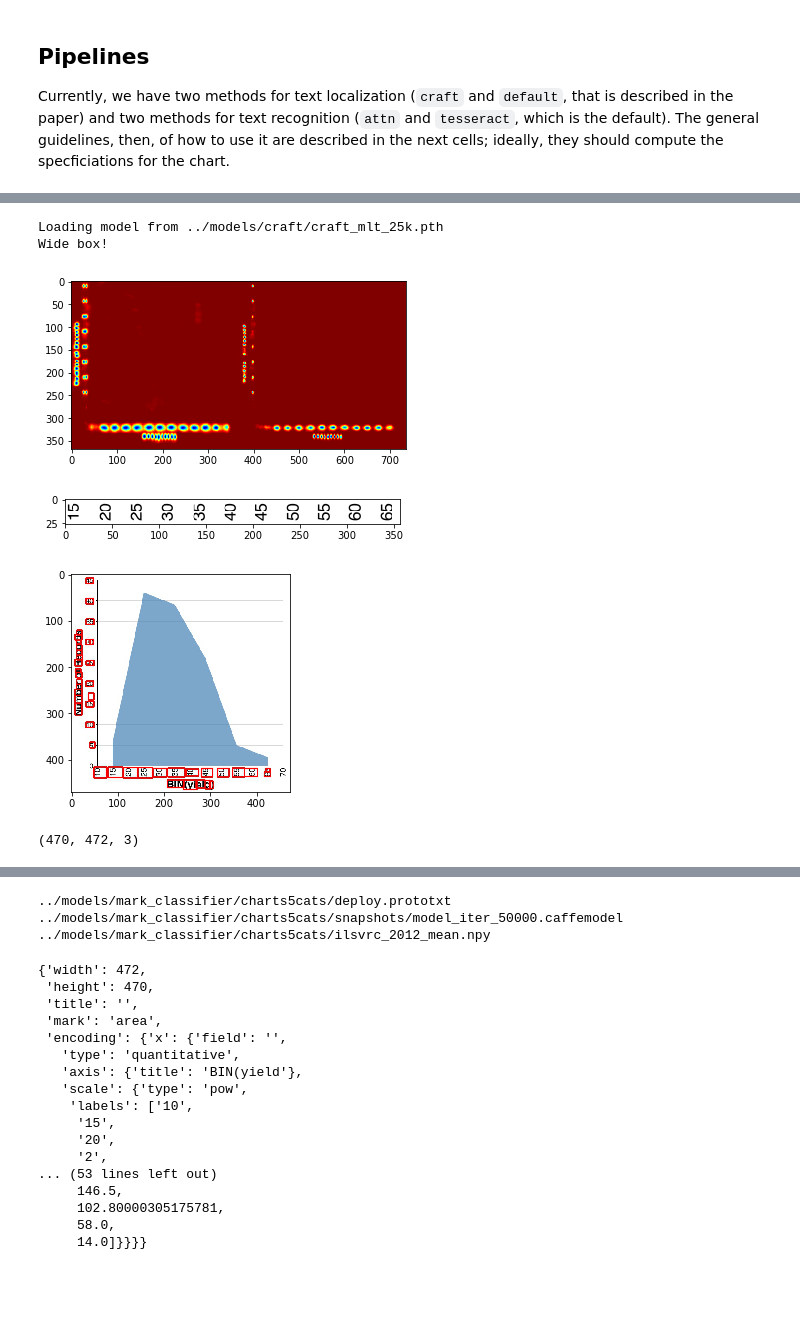
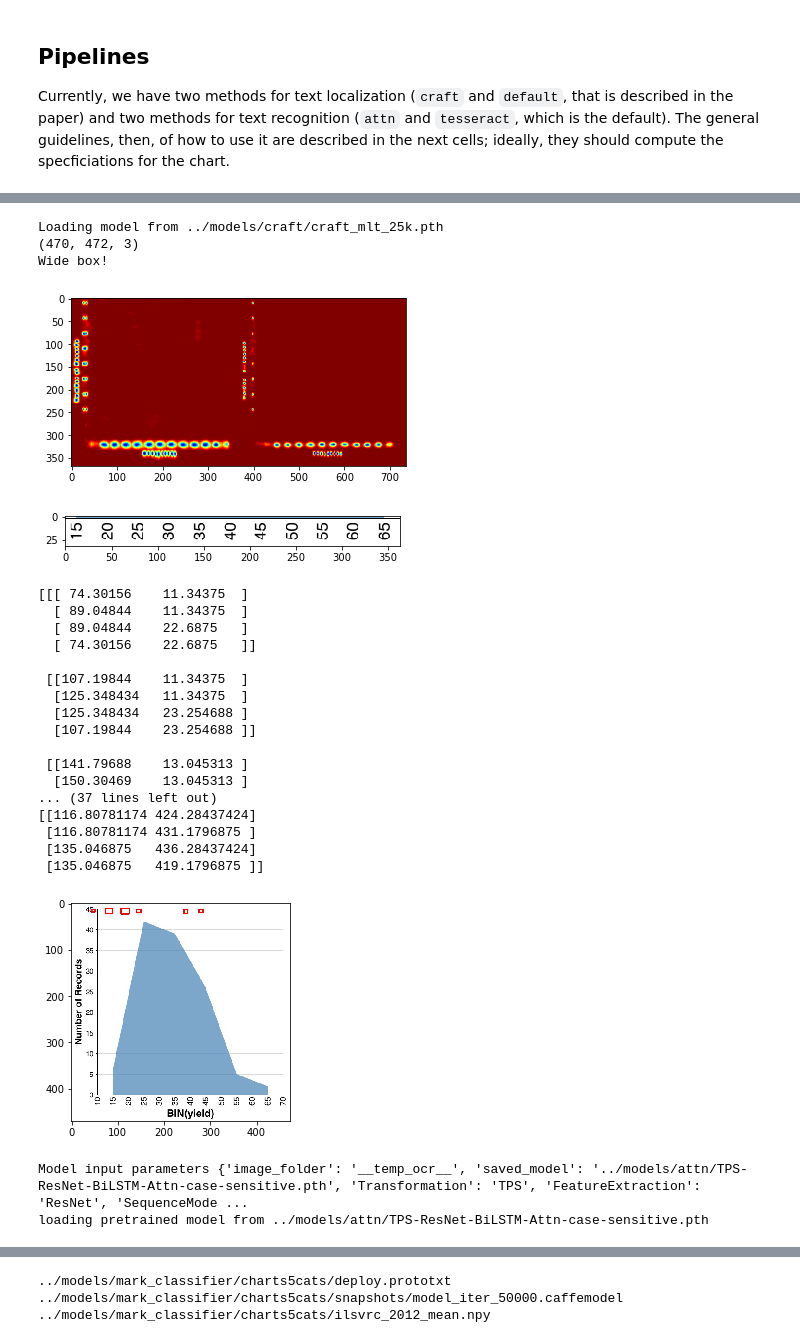
Before and after one commit to visual-ds/rev, a Jupyter notebook: notebooks/Example.ipynb, the cells around one changed output, grey strips where cells are left out. Saved outputs shown, nothing was run; the diff lists cells and outputs as text; code cells hidden in the pictures; blank space fills up the shorter version.

Commit message:
Update text localizer; it is somewhat adaptive now

```diff
--- a/notebooks/Example.ipynb
+++ b/notebooks/Example.ipynb
@@ -46,7 +46,7 @@ from rev.text import TextClassifier
 
 attn_parameters = {
     # "image_folder": "imgboxes",
-    "saved_model": "./models/attn/TPS-ResNet-BiLSTM-Attn-case-sensitive.pth",
+    "saved_model": "../models/attn/TPS-ResNet-BiLSTM-Attn-case-sensitive.pth",
 }
 
 text_classifier = {
@@ -54,10 +54,10 @@ text_classifier = {
 }
 
 # Load a chart
-quartz = "data/quartz/4JevQPPu.png" # from OSF
-quartzII = "data/quartz/4J0AakdDl.png" # from OSF
-chartp = "examples/chart.png"
-area = "examples/image.png"
+quartz = "../data/quartz/4JevQPPu.png" # from OSF
+quartzII = "../data/quartz/4J0AakdDl.png" # from OSF
+chartp = "../examples/chart.png"
+area = "../examples/image.png"
 
 chart = Chart(area)
 
@@ -71,7 +71,7 @@ chart.text_boxes = text_boxes[0]
 
 # print(chart.text_boxes)
 # Getting the roles for each textbox
-text_clf = TextClassifier(model_checkpoints = text_classifier["default"])
+text_clf = TextClassifier(model_checkpoint = text_classifier["default"])
 
 text_type_preds = text_clf.classify([chart])
 
@@ -99,45 +130,75 @@ quartzII = "../data/quartz/4J0AakdDl.png" # from OSF
 chartp = "../examples/chart.png"
 area = "../examples/image.png"
 vega = "../data/vega/burtin1/mark=bar|x=Penicilin,O|y=count_*,Q.png"
-chart = Chart(chartp)
+chart = Chart(area)
 
-cuda = False # torch.cuda.is_available()
+cuda = torch.cuda.is_available()
 
 attn_parameters = {
     # "image_folder": "imgboxes",
     "saved_model": "../models/attn/TPS-ResNet-BiLSTM-Attn-case-sensitive.pth",
+}
+
+craft_params = {
+    "text_threshold": .7,
+    "link_threshold": .4,
+    "low_text": .4,
+    "poly": False,
+    "canvas_size": 1280,
+    "mag_ratio": 1.5,
+    "cuda": cuda
 }
 
 text_classifier = {
     "default": "../models/text_role_classifier/text_type_classifier.pkl"
 }
 
 localizer = TextLocalizer("craft",
                           craft_model = "../models/craft/craft_mlt_25k.pth",
+                          craft_params = craft_params,
                          ocr = "attn",
                          attn_params = attn_parameters)
 
 chart.text_boxes = localizer.localize([chart],
-                                      debug = True, cuda = cuda)[0]
+                                      debug = True)[0]
 
 # print(chart.text_boxes)
 
 text_clf = TextClassifier(model_checkpoint = text_classifier["default"])
 text_type_preds = text_clf.classify([chart])
 
 # Set the role for each textbox on the chart
 for (text_box, role) in zip(chart.text_boxes, text_type_preds[0]):
     text_box.type = role
 
 # Generate specification and chart mark
 spec_gen = SpecGenerator()
 spec = spec_gen.generate([chart])
 
 json.loads(spec[0])
 # %% [output]
 Loading model from ../models/craft/craft_mlt_25k.pth
+(470, 472, 3)
 Wide box!
 [figure]
-[figure, old version]
+[figure, new version]
+[[[ 74.30156    11.34375  ]
+  [ 89.04844    11.34375  ]
+  [ 89.04844    22.6875   ]
+  [ 74.30156    22.6875   ]]
+
+ [[107.19844    11.34375  ]
+  [125.348434   11.34375  ]
+  [125.348434   23.254688 ]
+  [107.19844    23.254688 ]]
+
+ [[141.79688    13.045313 ]
+  [150.30469    13.045313 ]
+... (37 lines left out)
+[[116.80781174 424.28437424]
+ [116.80781174 431.1796875 ]
+ [135.046875   436.28437424]
+ [135.046875   419.1796875 ]]
-[figure, old version]
+[figure, new version]
-(470, 472, 3)
+Model input parameters {'image_folder': '__temp_ocr__', 'saved_model': '../models/attn/TPS-ResNet-BiLSTM-Attn-case-sensitive.pth', 'Transformation': 'TPS', 'FeatureExtraction': 'ResNet', 'SequenceMode ...
+loading pretrained model from ../models/attn/TPS-ResNet-BiLSTM-Attn-case-sensitive.pth
@@ -146,20 +207,3 @@ Wide box!
-../models/mark_classifier/charts5cats/deploy.prototxt
-../models/mark_classifier/charts5cats/snapshots/model_iter_50000.caffemodel
-../models/mark_classifier/charts5cats/ilsvrc_2012_mean.npy
-{'width': 472,
- 'height': 470,
- 'title': '',
- 'mark': 'area',
- 'encoding': {'x': {'field': '',
-   'type': 'quantitative',
-   'axis': {'title': 'BIN(yield'},
-   'scale': {'type': 'pow',
-    'labels': ['10',
-     '15',
-     '20',
-     '2',
-... (53 lines left out)
-     146.5,
-     102.80000305175781,
-     58.0,
-     14.0]}}}}
+../models/mark_classifier/charts5cats/deploy.prototxt
+../models/mark_classifier/charts5cats/snapshots/model_iter_50000.caffemodel
+../models/mark_classifier/charts5cats/ilsvrc_2012_mean.npy
```
Also changed, not shown: parts of 2 cells of this notebook, 3 other files.
